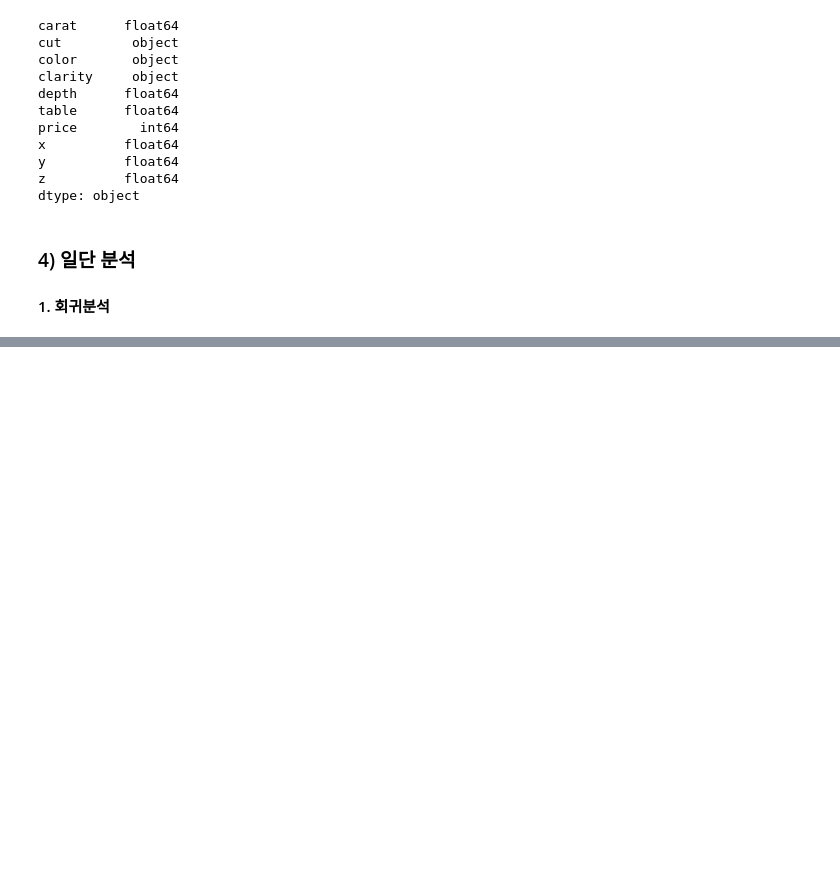
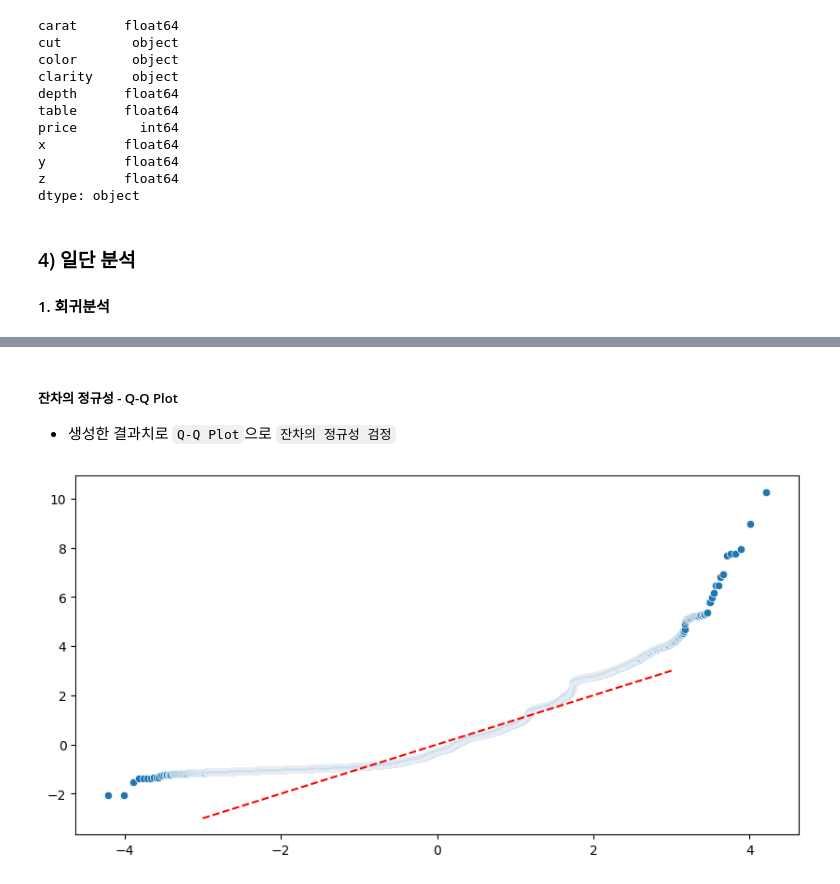
Before and after one commit to dahyoon/data_analysis, a Jupyter notebook: E_확증적_데이터분석CDA/4_선형회귀/9_다이아몬드예시.ipynb, the cells around one changed output, grey strips where cells are left out. Cells and saved outputs as stored; diff of their text form; code cells hidden in the pictures; blank space fills up the shorter version.

```diff
--- a/E_확증적_데이터분석CDA/4_선형회귀/9_다이아몬드예시.ipynb
+++ b/E_확증적_데이터분석CDA/4_선형회귀/9_다이아몬드예시.ipynb
@@ -128,0 +163,8 @@ strong multicollinearity or other numerical problems.
+# %%
+sdf = DataFrame({
+    '관측값': edf['price'],
+    '예측값': ols_result.fit.fittedvalues,
+    '잔차': ols_result.fit.resid,
+    'zscore': stats.zscore(ols_result.fit.fittedvalues)
+})
+sdf
@@ -128,0 +185,13 @@ strong multicollinearity or other numerical problems.
+# %% [markdown]
+##### 잔차의 정규성 - Q-Q Plot
+- 생성한 결과치로 `Q-Q Plot`으로 `잔차의 정규성 검정`
+# %%
+(x, y), _ = stats.probplot(sdf['zscore'])
+
+plt.figure(figsize = (10, 5))
+sb.scatterplot(x=x, y=y)
+sb.lineplot(x=[-3, 3], y=[-3, 3], color = 'red', linestyle = '--')
+plt.show()
+plt.close()
+# %% [output]
+[figure, added]
```
Also changed, not shown: parts of 72 cells of this notebook, 2 other files.
